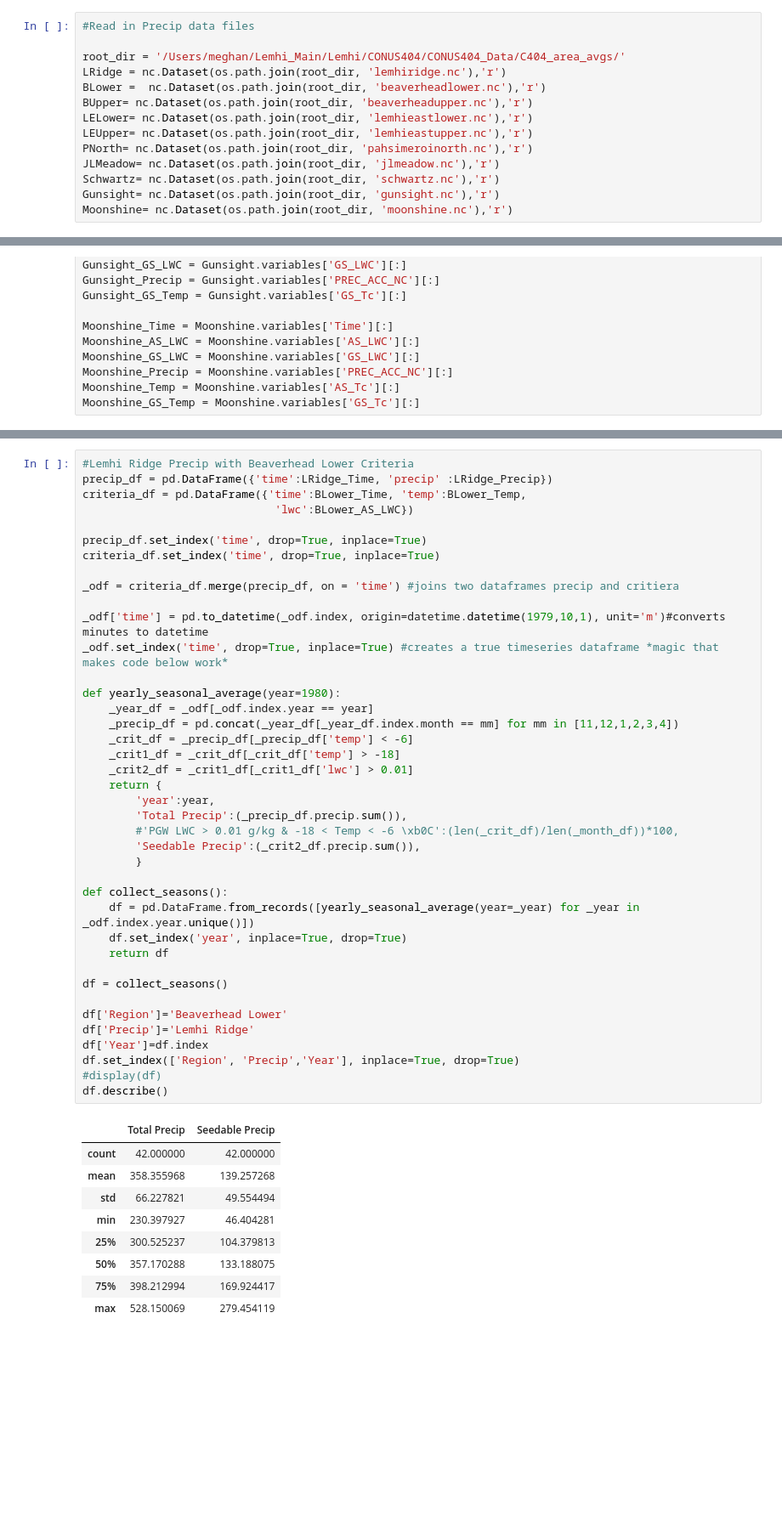
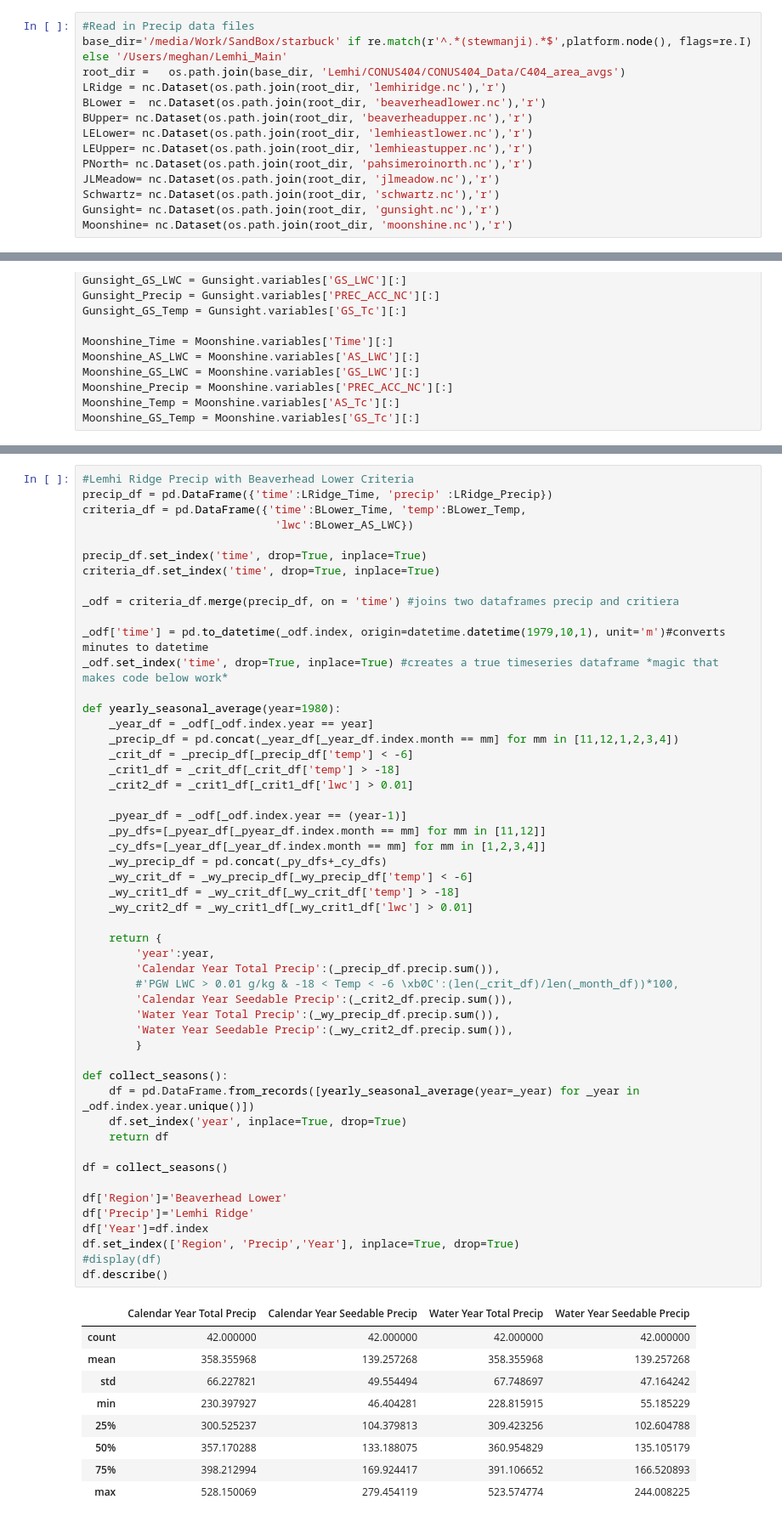
Before and after one commit to meghanstell/Lemhi_Precip, a Jupyter notebook: C404_Precip_Air.ipynb, the cells around one changed output, grey strips where cells are left out. Shown at 85% size. Cells and saved outputs as stored; diff of their text form; blank space fills up the shorter version.

Commit message:
updating tables with water year

```diff
--- a/C404_Precip_Air.ipynb
+++ b/C404_Precip_Air.ipynb
@@ -37,8 +38,8 @@ def capture_png(line, cell):
             image.save(path, 'png')
 # %%
 #Read in Precip data files
-
-root_dir = '/Users/meghan/Lemhi_Main/Lemhi/CONUS404/CONUS404_Data/C404_area_avgs/'
+base_dir='/media/Work/SandBox/starbuck' if re.match(r'^.*(stewmanji).*$',platform.node(), flags=re.I) else '/Users/meghan/Lemhi_Main'
+root_dir =   os.path.join(base_dir, 'Lemhi/CONUS404/CONUS404_Data/C404_area_avgs')
 LRidge = nc.Dataset(os.path.join(root_dir, 'lemhiridge.nc'),'r')
 BLower =  nc.Dataset(os.path.join(root_dir, 'beaverheadlower.nc'),'r')
 BUpper= nc.Dataset(os.path.join(root_dir, 'beaverheadupper.nc'),'r')
@@ -126,41 +139,52 @@ criteria_df.set_index('time', drop=True, inplace=True)
 _odf = criteria_df.merge(precip_df, on = 'time') #joins two dataframes precip and critiera
 
 _odf['time'] = pd.to_datetime(_odf.index, origin=datetime.datetime(1979,10,1), unit='m')#converts minutes to datetime
 _odf.set_index('time', drop=True, inplace=True) #creates a true timeseries dataframe *magic that makes code below work*
 
 def yearly_seasonal_average(year=1980):
     _year_df = _odf[_odf.index.year == year]
     _precip_df = pd.concat(_year_df[_year_df.index.month == mm] for mm in [11,12,1,2,3,4])
     _crit_df = _precip_df[_precip_df['temp'] < -6]
     _crit1_df = _crit_df[_crit_df['temp'] > -18]
     _crit2_df = _crit1_df[_crit1_df['lwc'] > 0.01]
+
+    _pyear_df = _odf[_odf.index.year == (year-1)]
+    _py_dfs=[_pyear_df[_pyear_df.index.month == mm] for mm in [11,12]]
+    _cy_dfs=[_year_df[_year_df.index.month == mm] for mm in [1,2,3,4]]
+    _wy_precip_df = pd.concat(_py_dfs+_cy_dfs)
+    _wy_crit_df = _wy_precip_df[_wy_precip_df['temp'] < -6]
+    _wy_crit1_df = _wy_crit_df[_wy_crit_df['temp'] > -18]
+    _wy_crit2_df = _wy_crit1_df[_wy_crit1_df['lwc'] > 0.01]
+
     return {
         'year':year,
-        'Total Precip':(_precip_df.precip.sum()),
+        'Calendar Year Total Precip':(_precip_df.precip.sum()),
         #'PGW LWC > 0.01 g/kg & -18 < Temp < -6 \xb0C':(len(_crit_df)/len(_month_df))*100,
-        'Seedable Precip':(_crit2_df.precip.sum()),
+        'Calendar Year Seedable Precip':(_crit2_df.precip.sum()),
+        'Water Year Total Precip':(_wy_precip_df.precip.sum()),
+        'Water Year Seedable Precip':(_wy_crit2_df.precip.sum()),
         }
 
 def collect_seasons():
     df = pd.DataFrame.from_records([yearly_seasonal_average(year=_year) for _year in _odf.index.year.unique()])
     df.set_index('year', inplace=True, drop=True)
     return df
 
 df = collect_seasons()
 
 df['Region']='Beaverhead Lower'
 df['Precip']='Lemhi Ridge'
 df['Year']=df.index
 df.set_index(['Region', 'Precip','Year'], inplace=True, drop=True)
 #display(df)
 df.describe()
 # %% [output]
-|  | Total Precip | Seedable Precip |
-| count | 42.000000 | 42.000000 |
-| mean | 358.355968 | 139.257268 |
-| std | 66.227821 | 49.554494 |
-| min | 230.397927 | 46.404281 |
-| 25% | 300.525237 | 104.379813 |
-| 50% | 357.170288 | 133.188075 |
-| 75% | 398.212994 | 169.924417 |
-| max | 528.150069 | 279.454119 |
+|  | Calendar Year Total Precip | Calendar Year Seedable Precip | Water Year Total Precip | Water Year Seedable Precip |
+| count | 42.000000 | 42.000000 | 42.000000 | 42.000000 |
+| mean | 358.355968 | 139.257268 | 358.355968 | 139.257268 |
+| std | 66.227821 | 49.554494 | 67.748697 | 47.164242 |
+| min | 230.397927 | 46.404281 | 228.815915 | 55.185229 |
+| 25% | 300.525237 | 104.379813 | 309.423256 | 102.604788 |
+| 50% | 357.170288 | 133.188075 | 360.954829 | 135.105179 |
+| 75% | 398.212994 | 169.924417 | 391.106652 | 166.520893 |
+| max | 528.150069 | 279.454119 | 523.574774 | 244.008225 |
```
Also changed, not shown: parts of 33 cells of this notebook, 1 other file.
